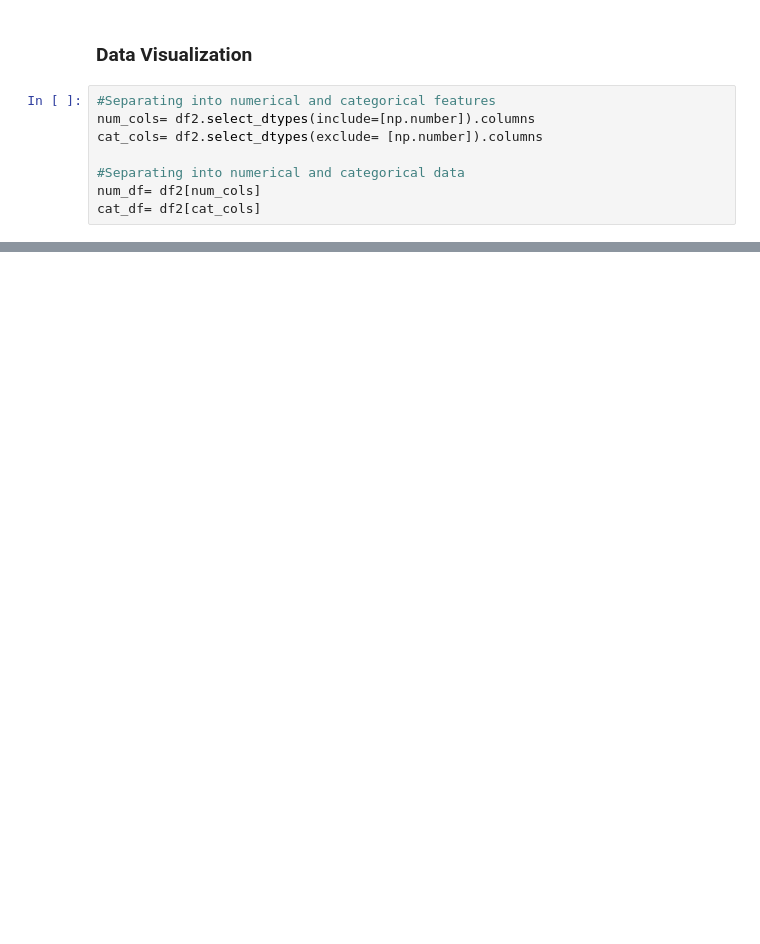
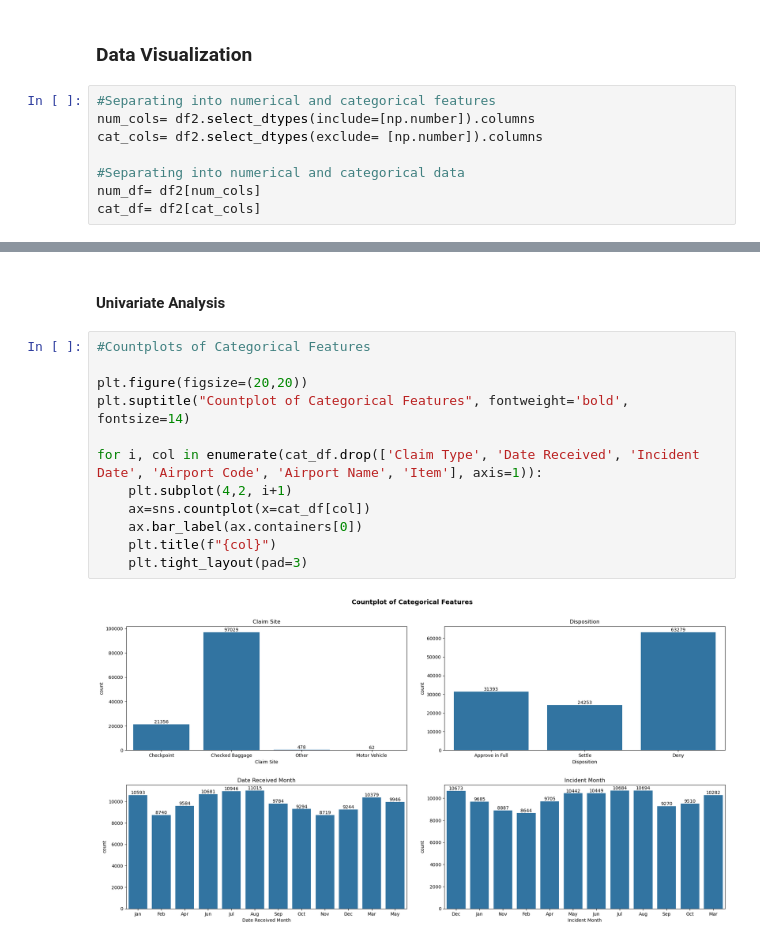
Before and after one commit to btokoli/Risk-Radar-Clustering-Airports-by-Claim-Patterns-to-Spotlight-High-Risk-Hubs, a Jupyter notebook: airportAnalysis.ipynb, the cells around one changed output, grey strips where cells are left out. Cells and saved outputs as stored; diff of their text form; blank space fills up the shorter version.

```diff
--- a/airportAnalysis.ipynb
+++ b/airportAnalysis.ipynb
@@ -334,0 +347,16 @@ plt.hist(x=df2["Claim Amount"])
+# %% [markdown]
+#### Univariate Analysis
+# %%
+#Countplots of Categorical Features
+
+plt.figure(figsize=(20,20))
+plt.suptitle("Countplot of Categorical Features", fontweight='bold', fontsize=14)
+
+for i, col in enumerate(cat_df.drop(['Claim Type', 'Date Received', 'Incident Date', 'Airport Code', 'Airport Name', 'Item'], axis=1)):
+    plt.subplot(4,2, i+1)
+    ax=sns.countplot(x=cat_df[col])
+    ax.bar_label(ax.containers[0])
+    plt.title(f"{col}")
+    plt.tight_layout(pad=3)
+# %% [output]
+[figure, added]
```
Also changed, not shown: parts of 7 cells of this notebook.
